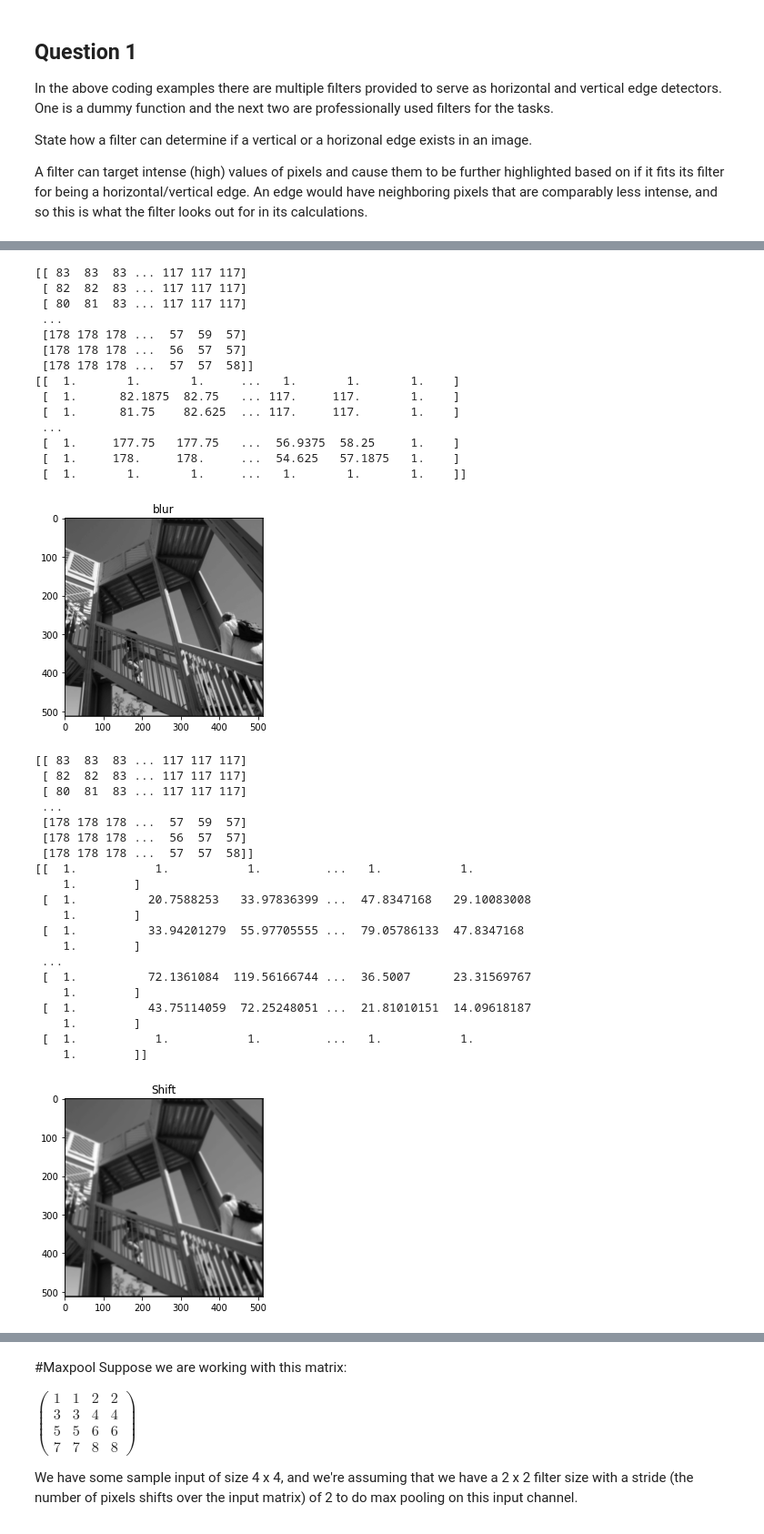
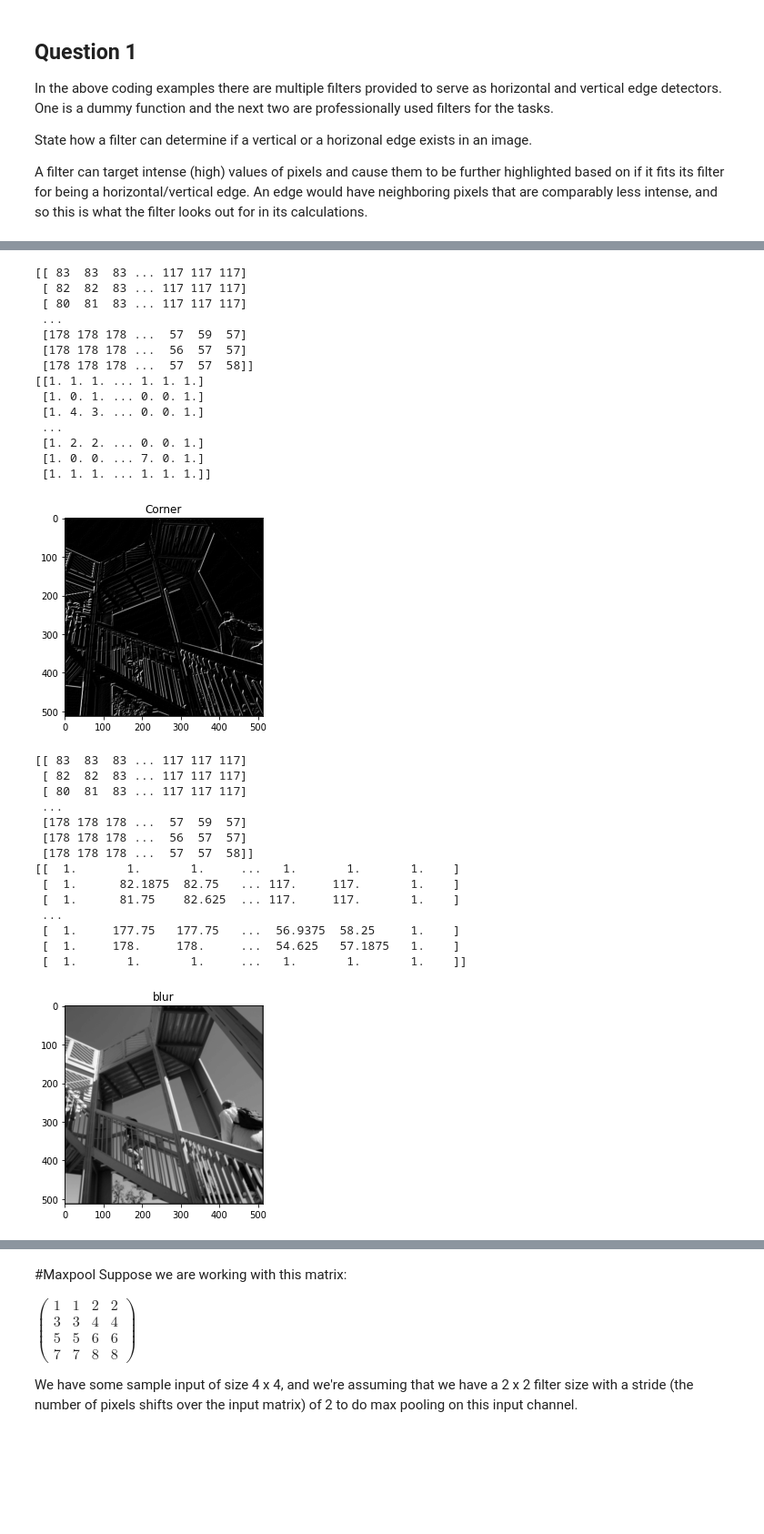
Before and after one commit to acbonilla1/Futuremakers2022, a Jupyter notebook: Copy_of_Day_6_Introduction_to_CNNs_AB.ipynb, the cells around one changed output, grey strips where cells are left out. Shown at 91% size. Drawn from its saved outputs; the diff is of its cells as text; code cells hidden in the pictures; blank space fills up the shorter version.

```diff
--- a/Copy_of_Day_6_Introduction_to_CNNs_AB.ipynb
+++ b/Copy_of_Day_6_Introduction_to_CNNs_AB.ipynb
@@ -204,10 +204,10 @@ import math
 #Filters
 
 # Change corner detection filter values here
-"""
-kernel_corner = np.array([[0,0,0],
-                        [0,0,0],
-                        [0,0,0]])
+
+kernel_corner = np.array([[-1,-1,0],
+                        [-1,0,1],
+                        [0,1,1]])
 print(img)
 img_corner = convolute(img, size_x, size_y, kernel_corner)
 
@@ -217,7 +217,7 @@ print(img_corner)
 plt.imshow(img_corner)
 plt.title('Corner')
 plt.show()
-"""
+
 
 # Change blur filter values here
 
@@ -271,40 +271,40 @@ img_rotation = convolute(img, size_x, size_y, kernel_rotation)
 plt.gray()
 plt.grid(False)
 plt.imshow(img_rotation)
 plt.title('Rotation')
 plt.show()
 """
 
 # Change sharpen filter values here
 
 ## use the same kernel / convolution / plotting code as above - make sure you change the variable names accordingly
 
 kernel_sharpen = np.array([[0,-1,0],
                         [-1,5,-1],
                         [0,-1,0]])
 img_sharpen = convolute(img, size_x, size_y, kernel_sharpen)
 
 plt.gray()
 plt.grid(False)
 plt.imshow(img_sharpen)
 plt.title('Sharpen')
 plt.show()
 # %% [output]
 [[ 83  83  83 ... 117 117 117]
  [ 82  82  83 ... 117 117 117]
  [ 80  81  83 ... 117 117 117]
  ...
  [178 178 178 ...  57  59  57]
  [178 178 178 ...  56  57  57]
  [178 178 178 ...  57  57  58]]
-[[  1.       1.       1.     ...   1.       1.       1.    ]
- [  1.      82.1875  82.75   ... 117.     117.       1.    ]
- [  1.      81.75    82.625  ... 117.     117.       1.    ]
+[[1. 1. 1. ... 1. 1. 1.]
+ [1. 0. 1. ... 0. 0. 1.]
+ [1. 4. 3. ... 0. 0. 1.]
  ...
- [  1.     177.75   177.75   ...  56.9375  58.25     1.    ]
- [  1.     178.     178.     ...  54.625   57.1875   1.    ]
- [  1.       1.       1.     ...   1.       1.       1.    ]]
+ [1. 2. 2. ... 0. 0. 1.]
+ [1. 0. 0. ... 7. 0. 1.]
+ [1. 1. 1. ... 1. 1. 1.]]
-[figure, old version]
+[figure, new version]
 [[ 83  83  83 ... 117 117 117]
  [ 82  82  83 ... 117 117 117]
  [ 80  81  83 ... 117 117 117]
@@ -312,17 +312,11 @@ plt.show()
  [178 178 178 ...  57  59  57]
  [178 178 178 ...  56  57  57]
  [178 178 178 ...  57  57  58]]
-[[  1.           1.           1.         ...   1.           1.
-    1.        ]
- [  1.          20.7588253   33.97836399 ...  47.8347168   29.10083008
-    1.        ]
- [  1.          33.94201279  55.97705555 ...  79.05786133  47.8347168
-    1.        ]
+[[  1.       1.       1.     ...   1.       1.       1.    ]
+ [  1.      82.1875  82.75   ... 117.     117.       1.    ]
+ [  1.      81.75    82.625  ... 117.     117.       1.    ]
  ...
- [  1.          72.1361084  119.56166744 ...  36.5007      23.31569767
-    1.        ]
- [  1.          43.75114059  72.25248051 ...  21.81010151  14.09618187
-    1.        ]
- [  1.           1.           1.         ...   1.           1.
-    1.        ]]
+ [  1.     177.75   177.75   ...  56.9375  58.25     1.    ]
+ [  1.     178.     178.     ...  54.625   57.1875   1.    ]
+ [  1.       1.       1.     ...   1.       1.       1.    ]]
 [figure]
```
Also changed, not shown: parts of 7 cells of this notebook.
